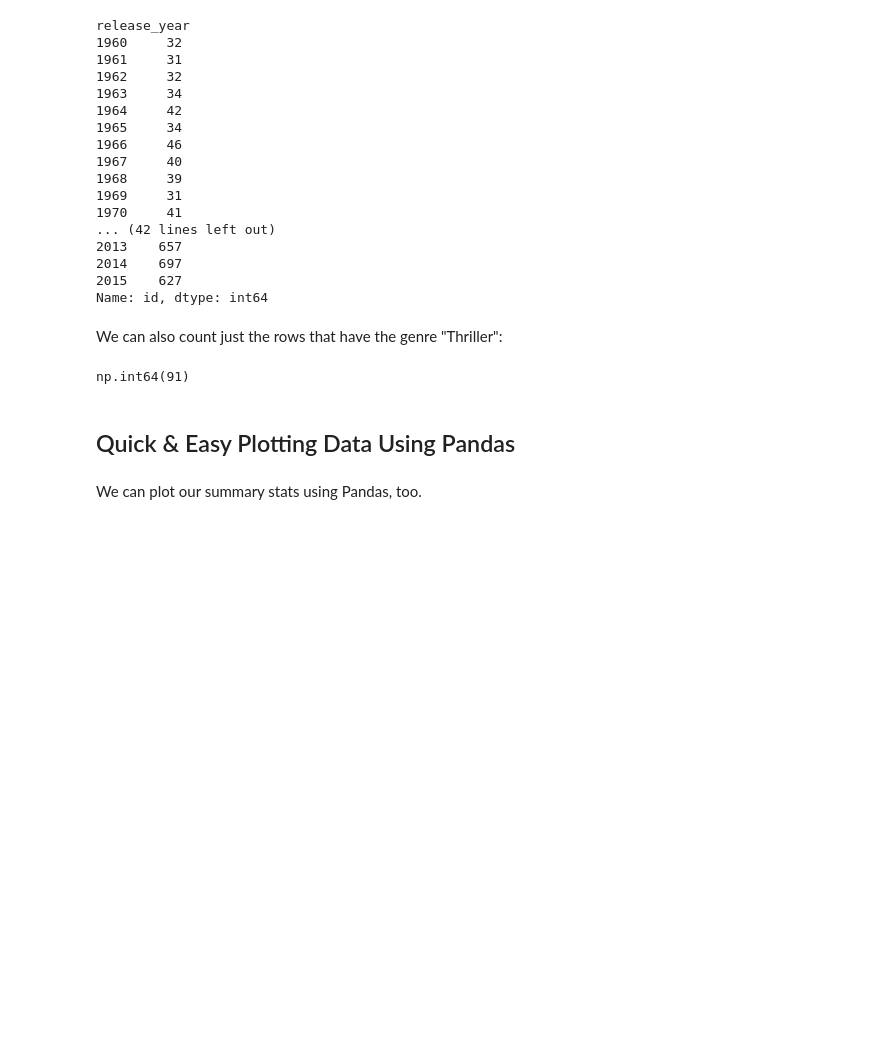
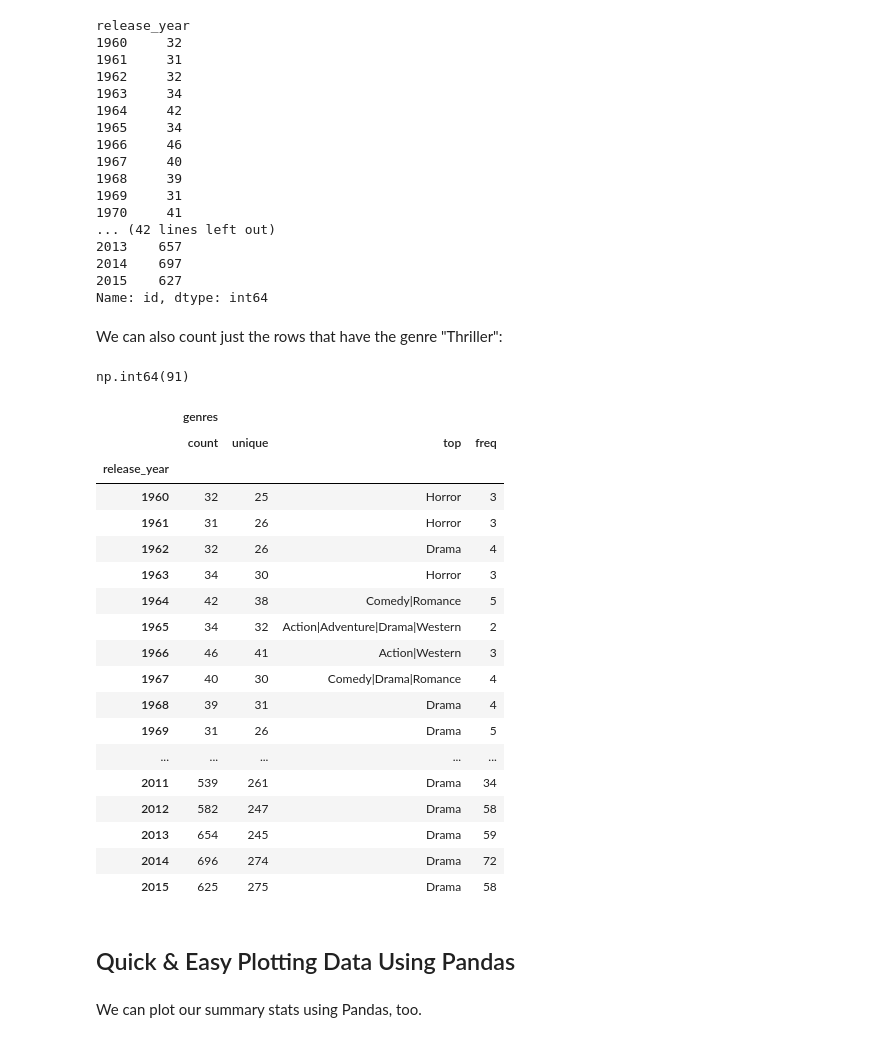
Before and after one commit to algomezb/pythonPractice, a Jupyter notebook: python-lesson-solution.ipynb, the cells around one changed output. Drawn from its saved outputs; the diff is of its cells as text; code cells hidden in the pictures; blank space fills up the shorter version.

```diff
--- a/python-lesson-solution.ipynb
+++ b/python-lesson-solution.ipynb
@@ -557,6 +557,28 @@ We can also count just the rows that have the genre "Thriller":
 my_data.groupby('genres')['release_year'].count()['Thriller']
 # %% [output]
 np.int64(91)
+# %%
+my_data[['genres','release_year']].groupby('release_year').describe()
+# %% [output]
+|  | genres |  |  |  |
+|  | count | unique | top | freq |
+| release_year |  |  |  |  |
+| 1960 | 32 | 25 | Horror | 3 |
+| 1961 | 31 | 26 | Horror | 3 |
+| 1962 | 32 | 26 | Drama | 4 |
+| 1963 | 34 | 30 | Horror | 3 |
+| 1964 | 42 | 38 | Comedy|Romance | 5 |
+| 1965 | 34 | 32 | Action|Adventure|Drama|Western | 2 |
+| 1966 | 46 | 41 | Action|Western | 3 |
+| 1967 | 40 | 30 | Comedy|Drama|Romance | 4 |
+| 1968 | 39 | 31 | Drama | 4 |
+| 1969 | 31 | 26 | Drama | 5 |
+| ... | ... | ... | ... | ... |
+| 2011 | 539 | 261 | Drama | 34 |
+| 2012 | 582 | 247 | Drama | 58 |
+| 2013 | 654 | 245 | Drama | 59 |
+| 2014 | 696 | 274 | Drama | 72 |
+| 2015 | 625 | 275 | Drama | 58 |
 # %% [markdown]
 ## Quick & Easy Plotting Data Using Pandas
 # %% [markdown]
```
Also changed, not shown: parts of 2 cells of this notebook.
